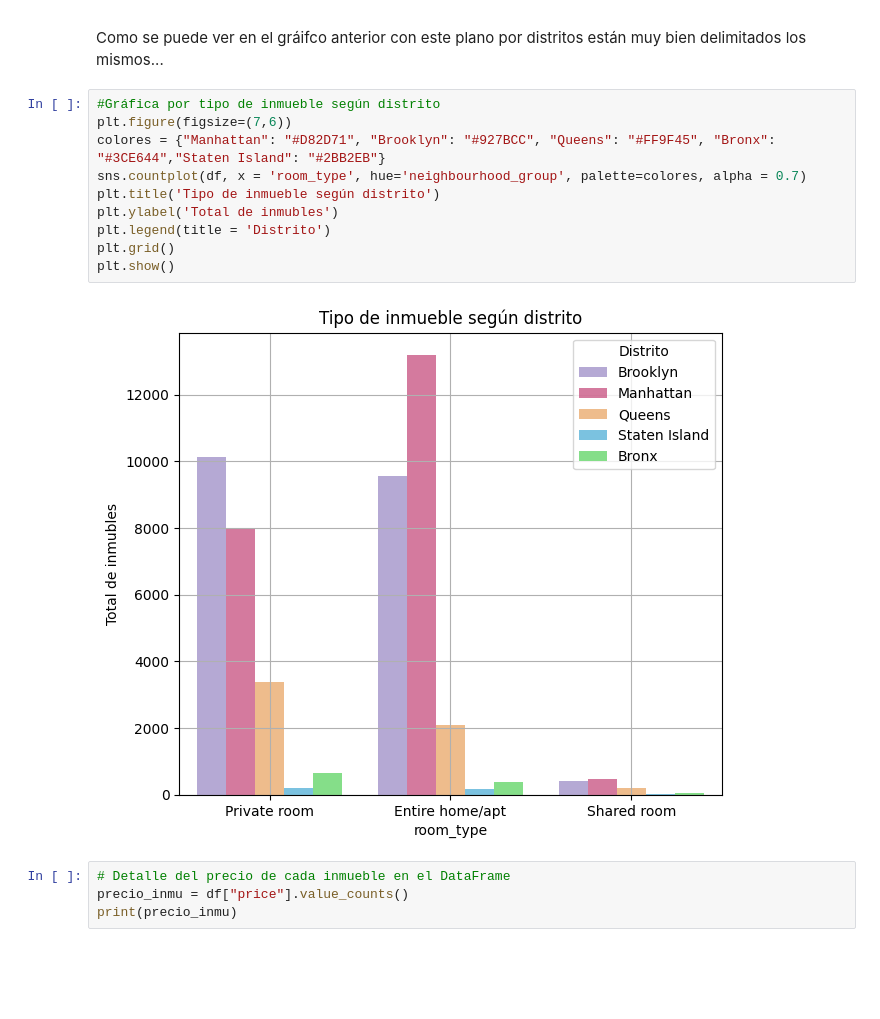
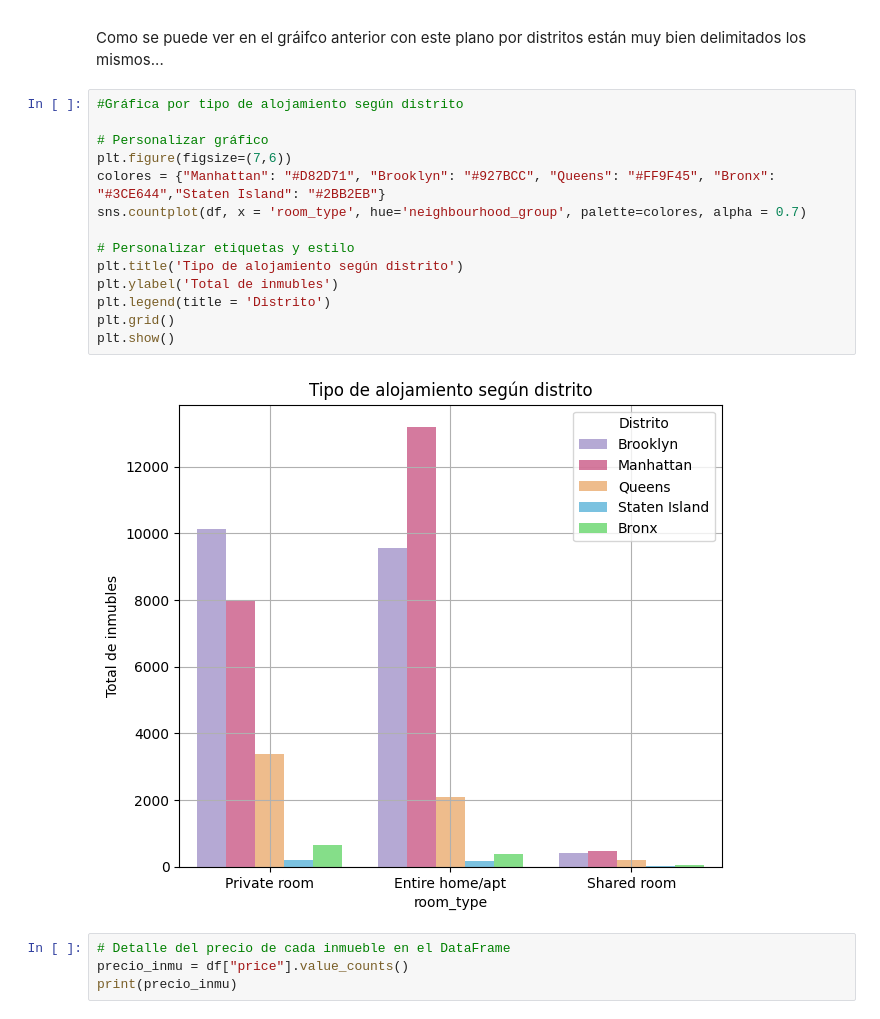
Before and after one commit to 4GeeksAcademy/Leonel_Ponce_machine-learning-python-template_NYC, a Jupyter notebook: src/explore.ipynb, the cells around one changed output. Saved outputs shown, nothing was run; the diff lists cells and outputs as text; blank space fills up the shorter version.

```diff
--- a/src/explore.ipynb
+++ b/src/explore.ipynb
@@ -129,17 +145,21 @@ Text(0.5, 1.0, 'Distribución de inmuebles según distrito')
 
 Como se puede ver en el gráifco anterior con este plano por distritos están muy bien delimitados los mismos...
 # %%
-#Gráfica por tipo de inmueble según distrito
+#Gráfica por tipo de alojamiento según distrito
+
+# Personalizar gráfico
 plt.figure(figsize=(7,6))
 colores = {"Manhattan": "#D82D71", "Brooklyn": "#927BCC", "Queens": "#FF9F45", "Bronx": "#3CE644","Staten Island": "#2BB2EB"}
 sns.countplot(df, x = 'room_type', hue='neighbourhood_group', palette=colores, alpha = 0.7)
-plt.title('Tipo de inmueble según distrito')
+
+# Personalizar etiquetas y estilo
+plt.title('Tipo de alojamiento según distrito')
 plt.ylabel('Total de inmubles')
 plt.legend(title = 'Distrito')
 plt.grid()
 plt.show()
 # %% [output]
-[figure, old version]
+[figure, new version]
 # %%
 # Detalle del precio de cada inmueble en el DataFrame
 precio_inmu = df["price"].value_counts()
```
Also changed, not shown: parts of 22 cells of this notebook, 4 other files.
